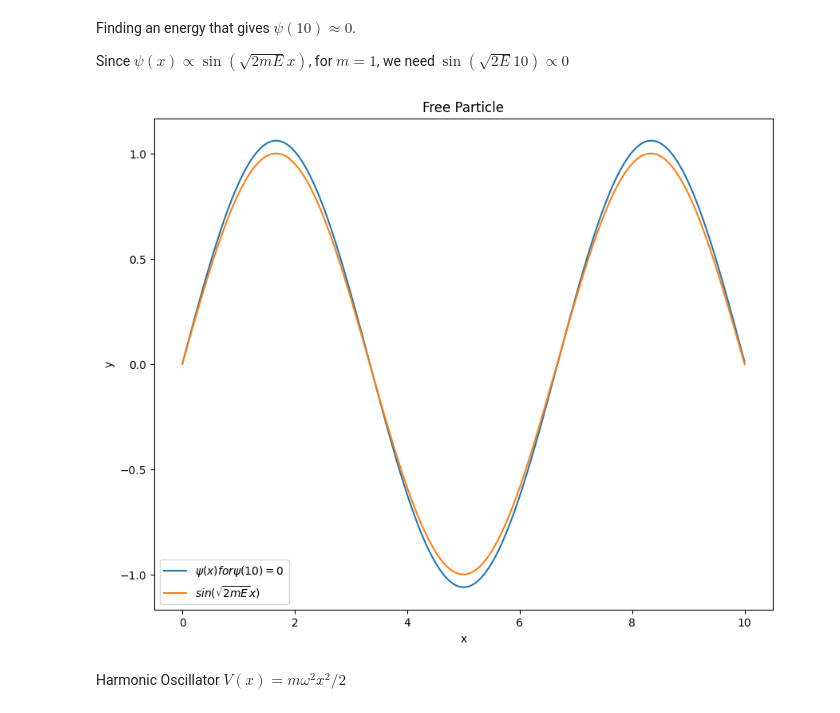
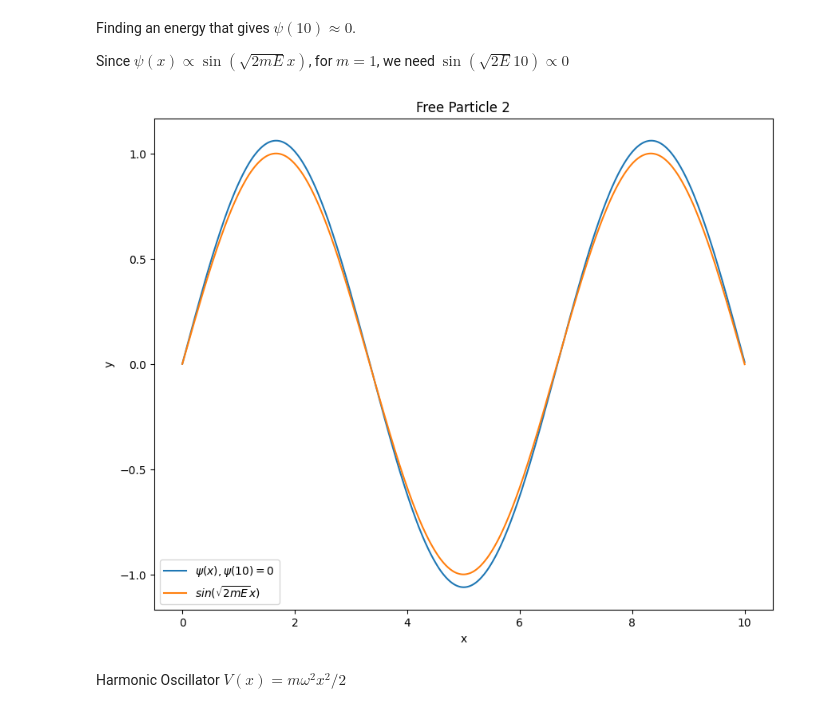
Before and after one commit to HannaKarwowska/HW2-Numerical-Methods, a Jupyter notebook: HW2.ipynb, the cells around one changed output. Cells and saved outputs as stored; diff of their text form; code cells hidden in the pictures.

```diff
--- a/HW2.ipynb
+++ b/HW2.ipynb
@@ -112,15 +112,15 @@ X2,dP2,P2 = RK4_solver(psi_a,d_psi_a,0,10,V1,E2,m)
 # %%
 fig,ax = plt.subplots(figsize=(10, 8))
 Y2 = np.sin(np.sqrt(2*E2) * X2)
-ax.plot(X2,P2, label = "$\psi(x) for \psi(10)=0$")
+ax.plot(X2,P2, label = "$\psi(x), \psi(10)=0$")
 ax.plot(X2,Y2, label = "$sin(\sqrt{{2mE}}x)$")
 ax.set_xlabel("x")
 ax.set_ylabel("y")
-ax.set_title("Free Particle")
+ax.set_title("Free Particle 2")
 ax.legend()
 plt.savefig("free_particle_2.png")
 plt.show()
 # %% [output]
-[figure, old version]
+[figure, new version]
 # %% [markdown]
 Harmonic Oscillator $V(x)=m\omega^2 x^2/2 $
```
Also changed, not shown: 3 other files.
